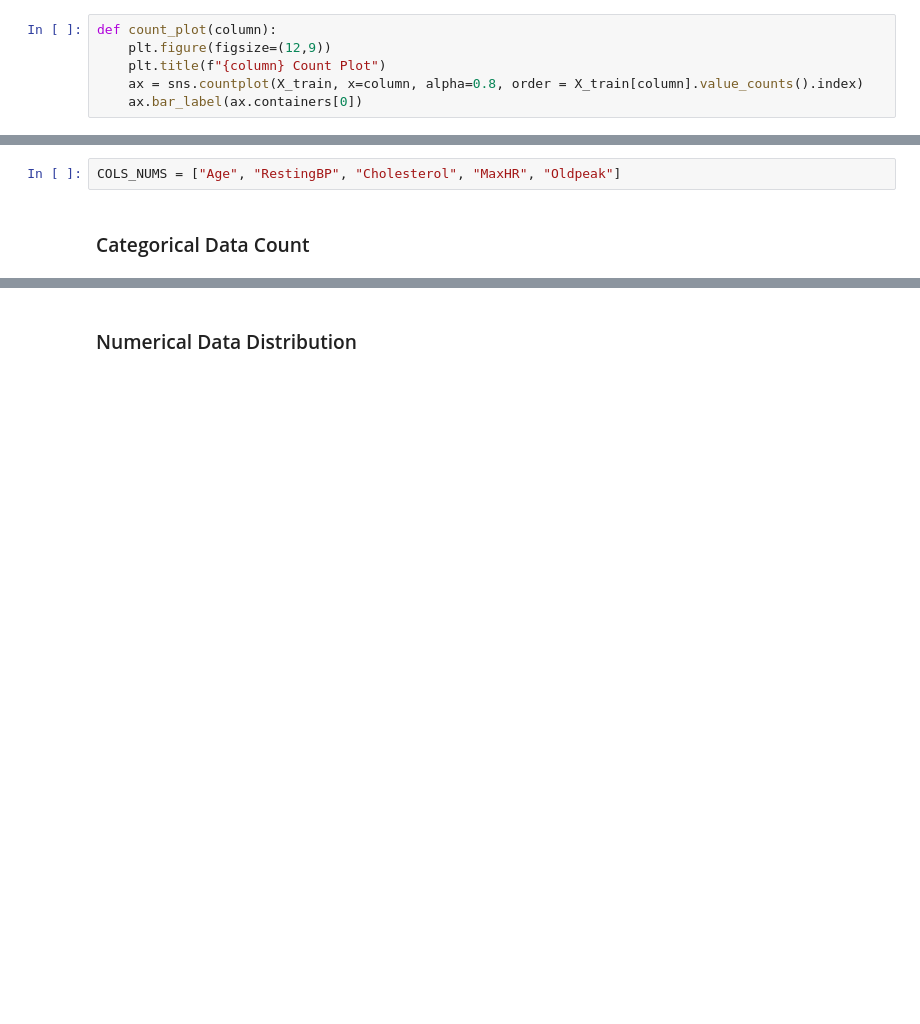
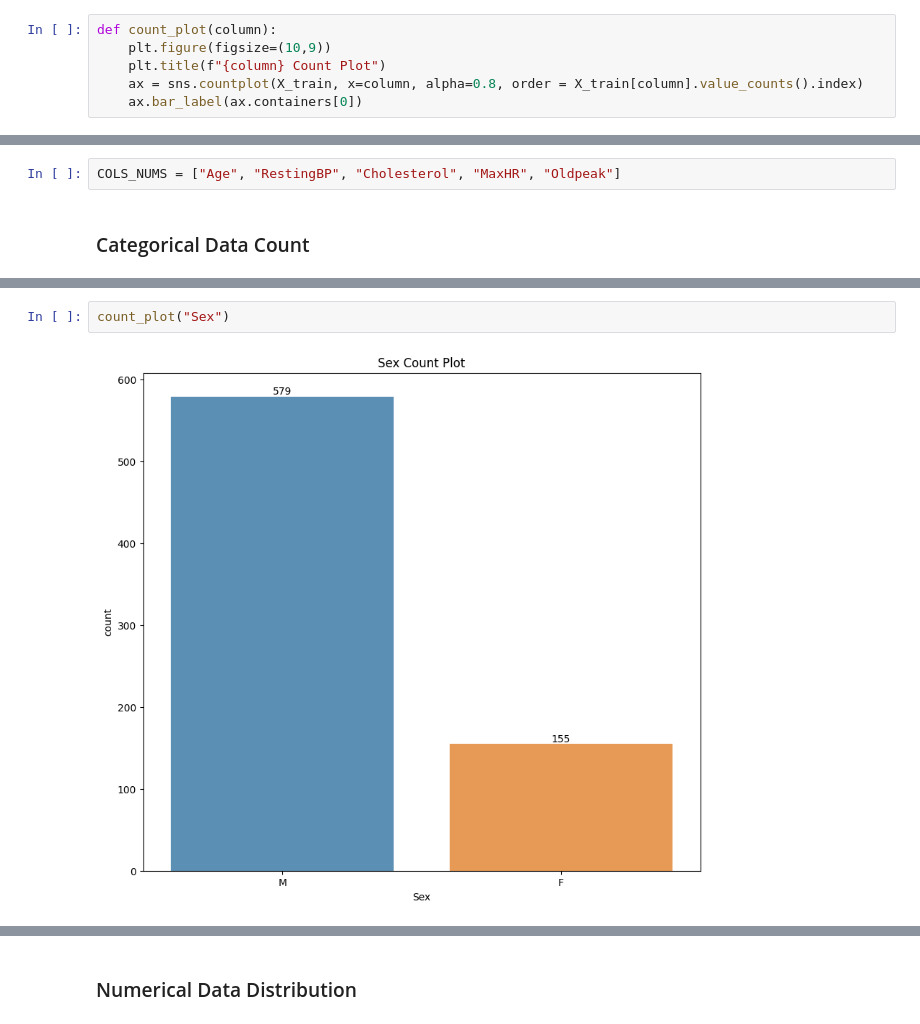
Before and after one commit to shandytp/heart_failure_prediction, a Jupyter notebook: modeling-logistic-regression.ipynb, the cells around one changed output, grey strips where cells are left out. Cells and saved outputs as stored; diff of their text form; blank space fills up the shorter version.

```diff
--- a/modeling-logistic-regression.ipynb
+++ b/modeling-logistic-regression.ipynb
@@ -181,7 +210,7 @@ def distribution_plot(column):
     sns.distplot(X_train[column])
 # %%
 def count_plot(column):
-    plt.figure(figsize=(12,9))
+    plt.figure(figsize=(10,9))
     plt.title(f"{column} Count Plot")
     ax = sns.countplot(X_train, x=column, alpha=0.8, order = X_train[column].value_counts().index)
     ax.bar_label(ax.containers[0])
@@ -206,0 +224,4 @@ for col_cat in COLS_CATEGORICAL:
+# %%
+count_plot("Sex")
+# %% [output]
+[figure, added]
```
Also changed, not shown: parts of 132 cells of this notebook.
